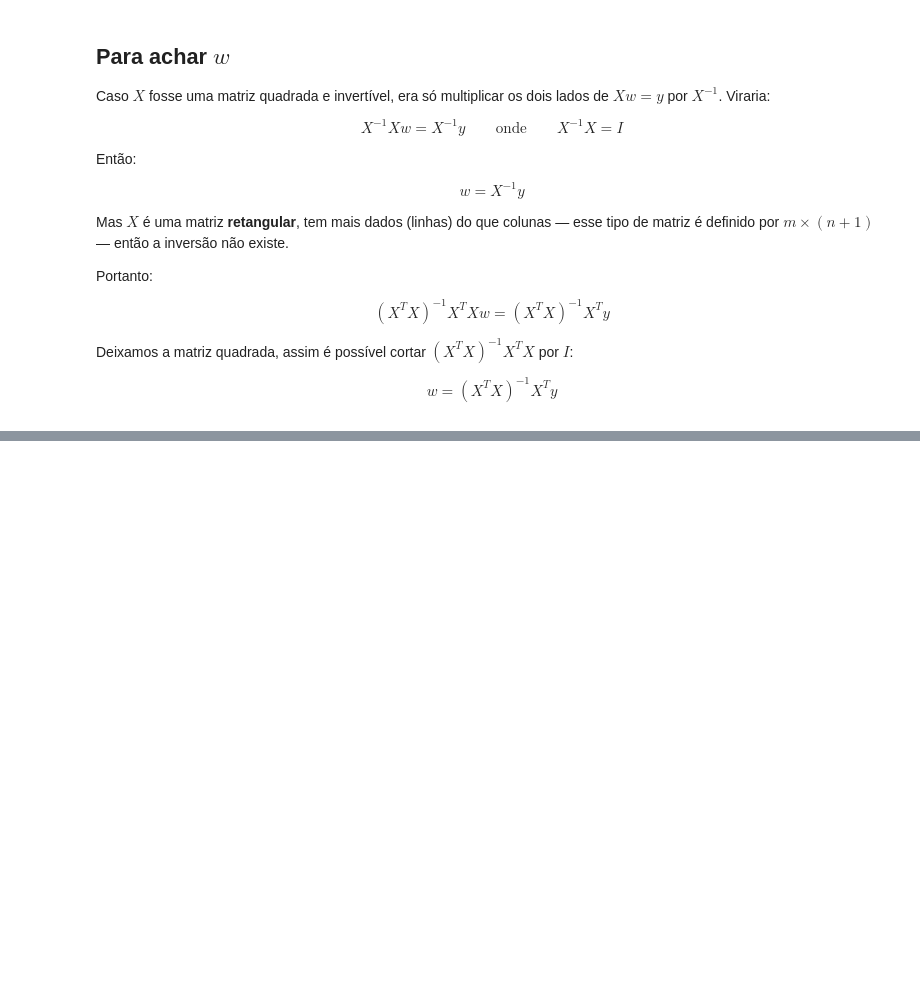
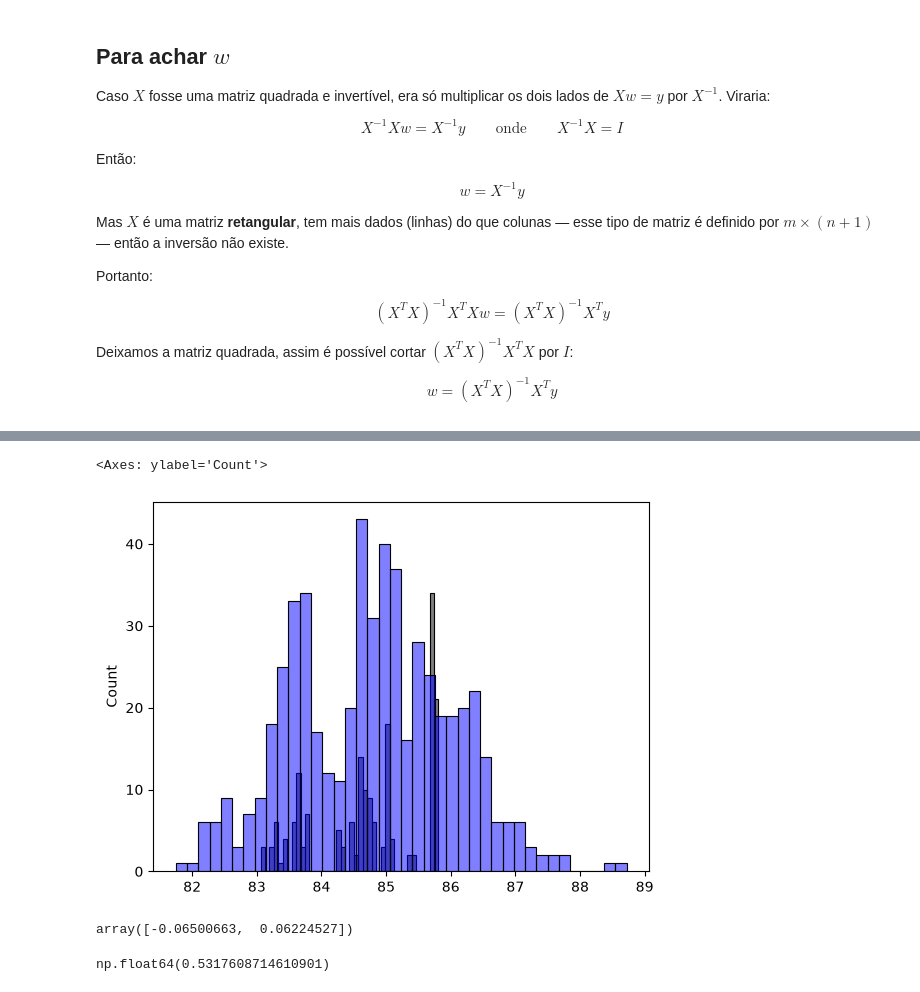
Before and after one commit to GabrielFerreiraAbel/Math-to-models, a Jupyter notebook: myprojects/1.f1-lap-time-prediction/predict-lap-time.ipynb, the cells around one changed output, grey strips where cells are left out. Saved outputs shown, nothing was run; the diff lists cells and outputs as text; code cells hidden in the pictures; blank space fills up the shorter version.

```diff
--- a/myprojects/1.f1-lap-time-prediction/predict-lap-time.ipynb
+++ b/myprojects/1.f1-lap-time-prediction/predict-lap-time.ipynb
@@ -369,0 +382,4 @@ $$w = (X^{T} X)^{-1} X^{T} y$$
+# %%
+base = ['lapnumber','tyrelife']
+
+X_train = df_train[base].values
@@ -369,0 +429,6 @@ $$w = (X^{T} X)^{-1} X^{T} y$$
+# %%
+def prepare_X(df):
+    df_num = df[base]
+    df_num = df_num.fillna(0)
+    X = df_num.values
+    return X
@@ -369,0 +445,6 @@ $$w = (X^{T} X)^{-1} X^{T} y$$
+# %%
+sns.histplot(y_pred, color = 'black', alpha = 0.5, bins = 40) #preto = previsões
+sns.histplot(y_train, color = 'blue', alpha = 0.5, bins = 40) #Azul = variáveis alvo
+# %% [output]
+<Axes: ylabel='Count'>
+[figure, added]
@@ -369,0 +454,20 @@ $$w = (X^{T} X)^{-1} X^{T} y$$
+# %%
+w
+
+#Esse resultado '-0.06500663' quer dizer que a cada volta o carro fica -0.0650 mais rápido + evolução da pista.
+#O pneu vai soltando borracha ao longo da pista, gerando mais aderência a cada volta.
+
+#Ou seja isso é o tanque do carro esvaziando, carro fica leve e anda mais rápido
+
+#E o resultado '0.06224527' quer dizer que a cada volta do pneu o carro fica +0.062 mais lento
+#Isso é a degradação
+
+#O modelo separou os dois pelas descontinuidades. As paradas são a fonte de identificação
+
+#Dentro de um stint de pneu esses números avançam juntos, a correlação deles é exatamento 1,0(em um stint)
+#Então o efeito líquido de andar mais uma volta é -0,0650 + 0,0622 = -0,0028 p/volta
+#Praticamente zero, dois efeitos físicos grande de sinais opostos e magnitudes quase idênticas
+#Antes quase descartei a feature pela correlação marginal de -0,034, era quase zero pq o pneu importa tanto como o combustível nessa pista de monza
+#Se eu descartassse era 0,062 s/volta em 20 voltas de stint, mais de um segundo de degradação invisível no modelo.
+# %% [output]
+array([-0.06500663,  0.06224527])
@@ -369,0 +500,18 @@ $$w = (X^{T} X)^{-1} X^{T} y$$
+# %%
+all_drivers = sorted(df_train['driver'].unique())
+
+driver_ref = 'lec' #piloto referência por ter ganhado a corrida
+categorical_to_encode = {
+    'driver':   [d for d in sorted(df_train['driver'].unique())   if d != 'lec'],
+    'compound': [c for c in sorted(df_train['compound'].unique()) if c != 'hard'],
+}
+
+X_train = prepare_X(df_train, categorical_to_encode)
+X_val   = prepare_X(df_val,   categorical_to_encode)
+
+w0, w = train_linear_regression(X_train, y_train)
+
+y_pred_val = w0 + X_val.dot(w)
+rmse(y_val, y_pred_val)
+# %% [output]
+np.float64(0.5317608714610901)
```
Also changed, not shown: parts of 18 cells of this notebook, 1 other file.
